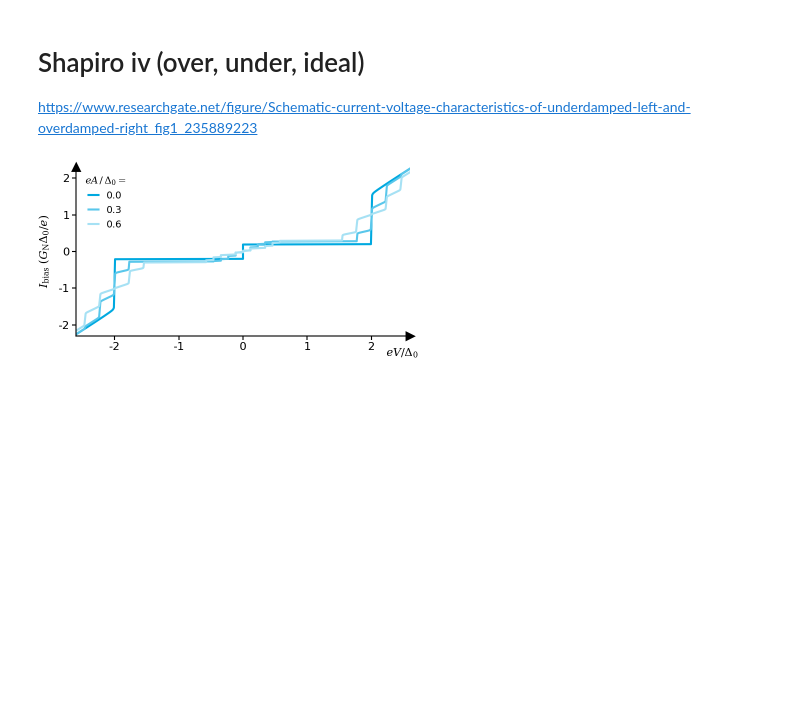
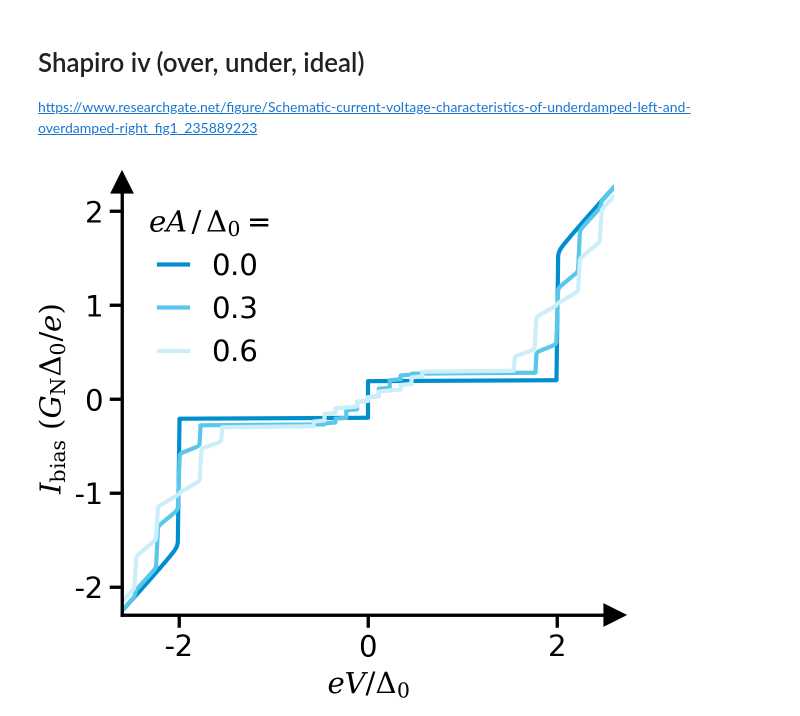
Before and after one commit to schmampf/dissertation, a Jupyter notebook: theory/macro/macro.ipynb, the cells around one changed output. Cells and saved outputs as stored; diff of their text form; code cells hidden in the pictures; blank space fills up the shorter version.

```diff
--- a/theory/macro/macro.ipynb
+++ b/theory/macro/macro.ipynb
@@ -60,8 +65,0 @@ mpl.rcParams["axes.unicode_minus"] = False
-# %%
-plt.rcParams["font.family"] = "sans-serif"
-plt.rcParams["mathtext.fontset"] = "dejavuserif"
-plt.rcParams["axes.labelsize"] = 8
-plt.rcParams["font.size"] = 9
-plt.rcParams["legend.fontsize"] = 8
-plt.rcParams["xtick.labelsize"] = 8
-plt.rcParams["ytick.labelsize"] = 8
@@ -253,7 +215,7 @@ t_0_ps
 # %% [output]
 array([0.01148797])
 # %%
-fig, ax = get_figure(figsize=(1.8, 1.2))
+fig, ax = get_figure(figsize=(2.0, 1.2), subfigure=True)
 
 for i, v_mV in enumerate(V_mV):
     ax.plot(
@@ -263,11 +225,11 @@ for i, v_mV in enumerate(V_mV):
         zorder=10,
     )
 t_0 = 1e3 / nu_0_GHz[0]
-ax.plot([t_0, 2 * t_0], [0, 0], "-", color=seegrau65)
+ax.plot([t_0 + 0.5, 2 * t_0 - 0.5], [0, 0], "-", color=seegrau65)
 ax.plot([t_0, t_0], [-1, 1], "-", color=seegrau65)
 ax.plot([2 * t_0, 2 * t_0], [-1, 1], "-", color=seegrau65)
-ax.plot([2 * t_0 - 1], [0], ">", color=seegrau65, clip_on=False, ms=3)
-ax.plot([t_0 + 1], [0], "<", color=seegrau65, clip_on=False, ms=3)
+ax.plot([2 * t_0 - 0.5], [0], ">", color=seegrau65, clip_on=False, ms=3)
+ax.plot([t_0 + 0.5], [0], "<", color=seegrau65, clip_on=False, ms=3)
 ax.text(
     t_0 * 1.5,
     1.25,
@@ -715,47 +671,44 @@ for i_a, a_mV in enumerate(A_mV):
                 )
                 V_over[:, i_a] = v
 # %%
-fig, ax = get_figure(figsize=(3.8, 2.0))
-
-colors = [get_color(), get_color(shade="65"), get_color(shade="35")]
+fig, ax = get_figure(figsize=(2.0, 1.8), subfigure=True)
 
 for i, a_mV in enumerate(A_mV):
     ax.plot(
         V_over[:, i],
         I_bias,
         "-",
-        color=colors[i],
-        ms=1,
+        color=seeblau[2 * i],
     )
 
 
 handles, labels = [], []
 for i, a_mV in enumerate(A_mV):
-    line_handle = Line2D([0], [0], color=colors[i], linestyle="-")
+    line_handle = Line2D([0], [0], color=seeblau[2 * i], linestyle="-")
     label = f"{A_mV[i]/Delta_meV:1.1f}"
     handles.append(line_handle)
     labels.append(label)
 ax.legend(
     handles=handles,
     labels=labels,
     title="$eA\\,/\\,\\Delta_0 = $",
     handlelength=1.0,
     loc="upper left",
     frameon=False,
     fontsize=7,
     title_fontsize=7,
     ncols=1,
     columnspacing=1.0,
 )
 
 ax.set_xlim(-2.6, 2.6)
 ax.set_ylim(-2.3, 2.3)
 
 xlabel = "$eV/\\Delta_0$"
 ylabel = "$I_\\mathrm{bias}\\ (G_\\mathrm{N}\\Delta_0/e)$"
 title = "shapiro-over"
 
 theory_layout(fig, ax, title, xlabel, ylabel)
 # %% [output]
-[figure, old version]
+[figure, new version]
 # %%
```
Also changed, not shown: parts of 19 cells of this notebook, 21 other files.
